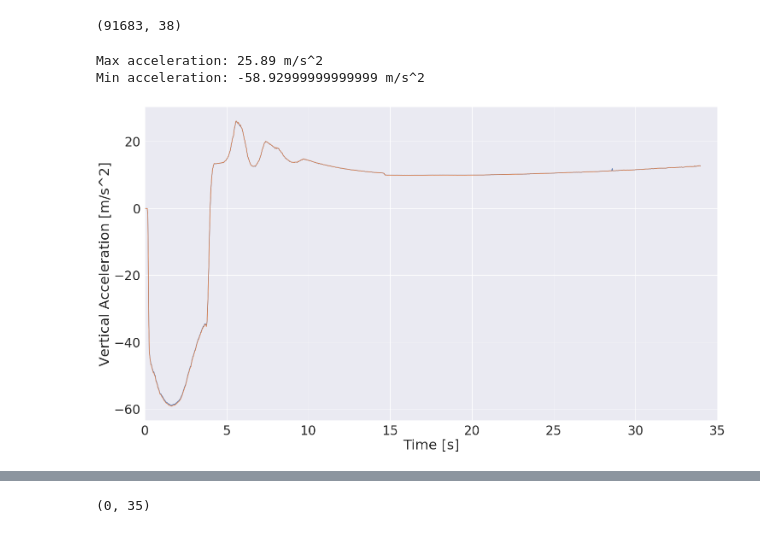
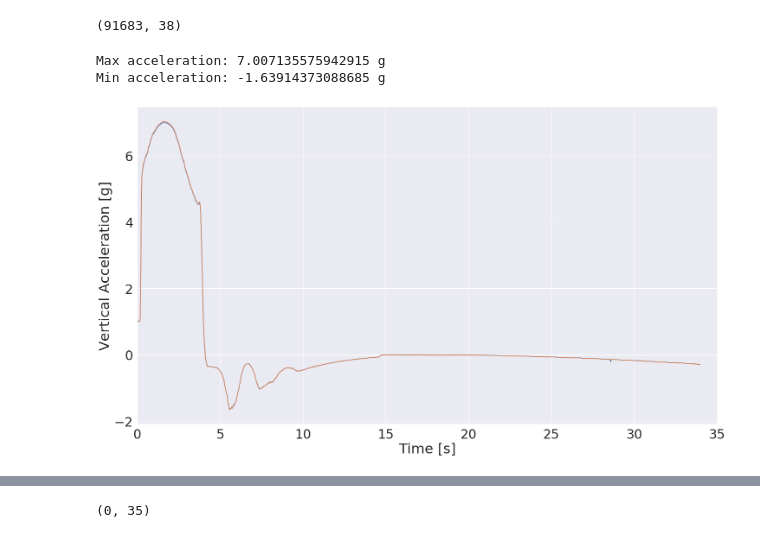
Before and after one commit to aris-space/euler-avionics, a Jupyter notebook: maiden_launch_analysis/maiden_launch_analysis_recovery.ipynb, the cells around one changed output, grey strips where cells are left out. Saved outputs shown, nothing was run; the diff lists cells and outputs as text; code cells hidden in the pictures.

```diff
--- a/maiden_launch_analysis/maiden_launch_analysis_recovery.ipynb
+++ b/maiden_launch_analysis/maiden_launch_analysis_recovery.ipynb
@@ -17,24 +17,24 @@ combined.shape
 # %%
 t0 = 2280.2 # time of ignition [s]
 duration = 35 #32 # flight duration [s]
-g = 9.81 # correct for gravity
+g = -9.81 # correct for gravity
 combined['Time [s]'] = (combined['Time'])/1000 - t0
-combined['Acceleration 1 [m/s^2]'] = combined['Ay_IMU1'] + g
-combined['Acceleration 2 [m/s^2]'] = combined['Ay_IMU2'] + g
+combined['Acceleration 1 [g]'] = (combined['Ay_IMU1'] / g)
+combined['Acceleration 2 [g]'] = (combined['Ay_IMU2'] / g)
 combined['Temperature [°C]'] = combined['T_SHT']
 combined['Humidity [%]'] = combined['H_SHT']
 #combined['Battery [V]'] = combined['battery_battery']/1000
 combined['Pressure 1 [kPa]'] = combined['P_BARO1']/1000
 combined['Pressure 2 [kPa]'] = combined['P_BARO2']/1000
 # %%
-plt = sns.lineplot(data = combined, x = 'Time [s]', y = 'Acceleration 1 [m/s^2]')
-plt = sns.lineplot(data = combined, x = 'Time [s]', y = 'Acceleration 2 [m/s^2]')
-plt.set_ylabel('Vertical Acceleration [m/s^2]')
+plt = sns.lineplot(data = combined, x = 'Time [s]', y = 'Acceleration 1 [g]')
+plt = sns.lineplot(data = combined, x = 'Time [s]', y = 'Acceleration 2 [g]')
+plt.set_ylabel('Vertical Acceleration [g]')
 plt.set_xlabel('Time [s]')
 plt.set_xlim(0, duration)
-print(f"Max acceleration: {np.max(combined['Acceleration 1 [m/s^2]'])} m/s^2")
-print(f"Min acceleration: {np.min(combined['Acceleration 1 [m/s^2]'])} m/s^2")
+print(f"Max acceleration: {np.max(combined['Acceleration 1 [g]'])} g")
+print(f"Min acceleration: {np.min(combined['Acceleration 1 [g]'])} g")
 # %% [output]
-Max acceleration: 25.89 m/s^2
-Min acceleration: -58.92999999999999 m/s^2
+Max acceleration: 7.007135575942915 g
+Min acceleration: -1.63914373088685 g
-[figure, old version]
+[figure, new version]
```
Also changed, not shown: parts of 2 cells of this notebook.
